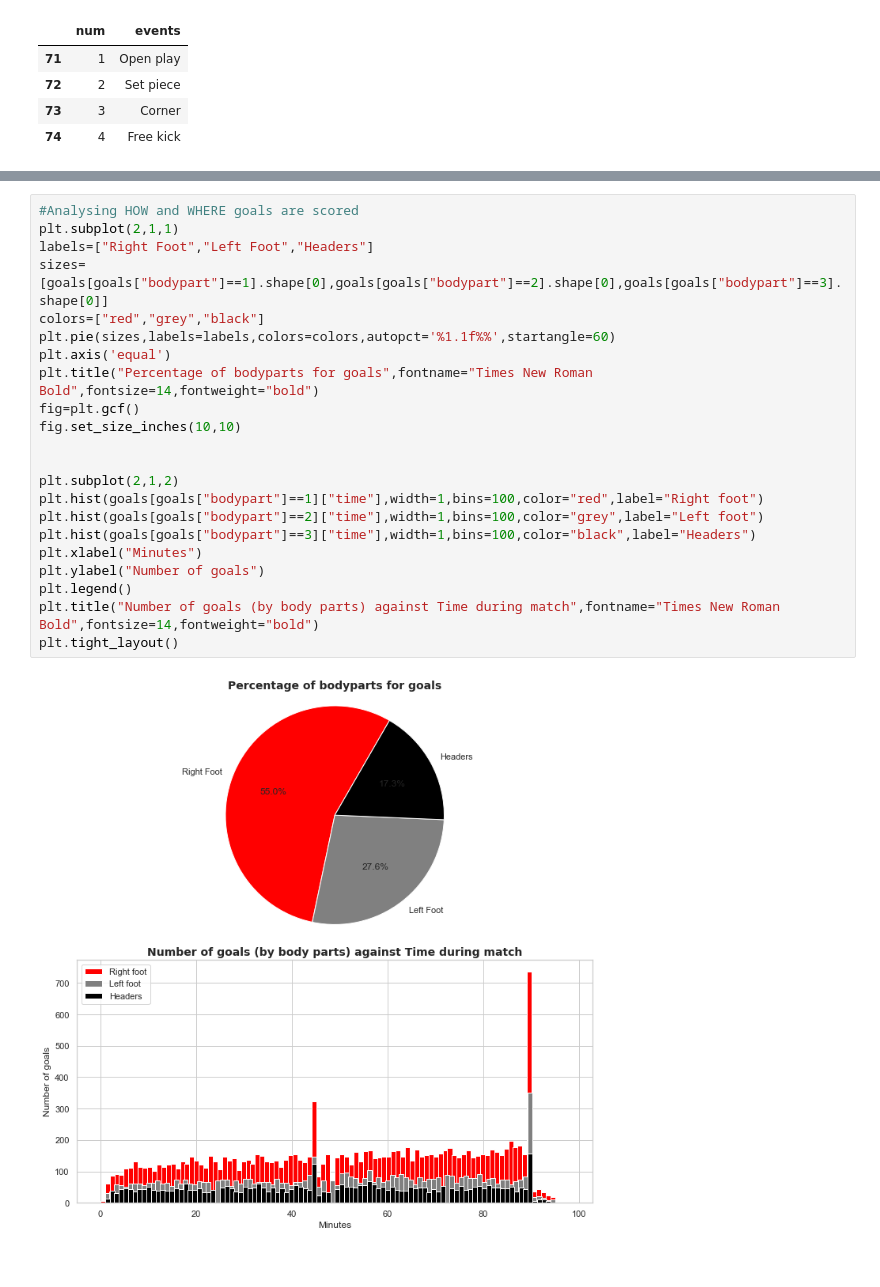
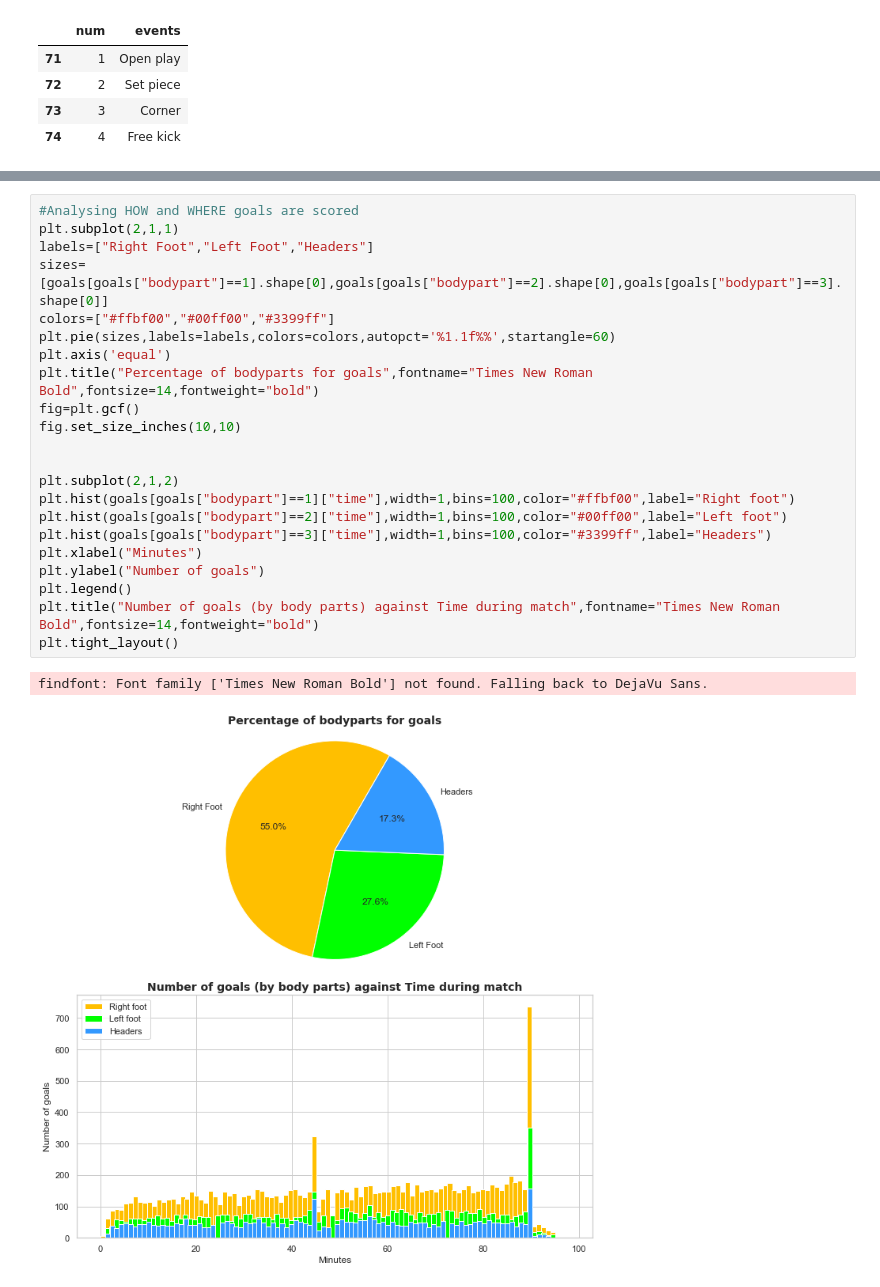
Before and after one commit to Banshikabadkul/greendeck_hackathon, a Jupyter notebook: Untitled.ipynb, the cells around one changed output, grey strips where cells are left out. Cells and saved outputs as stored; diff of their text form.

```diff
--- a/Untitled.ipynb
+++ b/Untitled.ipynb
@@ -223,24 +223,25 @@ Text(0.5, 1.0, 'Number of goals (by home/away side) against Time during match')
 # %%
 #Analysing HOW and WHERE goals are scored
 plt.subplot(2,1,1)
 labels=["Right Foot","Left Foot","Headers"]
 sizes=[goals[goals["bodypart"]==1].shape[0],goals[goals["bodypart"]==2].shape[0],goals[goals["bodypart"]==3].shape[0]]
-colors=["red","grey","black"]
+colors=["#ffbf00","#00ff00","#3399ff"]
 plt.pie(sizes,labels=labels,colors=colors,autopct='%1.1f%%',startangle=60)
 plt.axis('equal')
 plt.title("Percentage of bodyparts for goals",fontname="Times New Roman Bold",fontsize=14,fontweight="bold")
 fig=plt.gcf()
 fig.set_size_inches(10,10)
 
 
 plt.subplot(2,1,2)
-plt.hist(goals[goals["bodypart"]==1]["time"],width=1,bins=100,color="red",label="Right foot")
-plt.hist(goals[goals["bodypart"]==2]["time"],width=1,bins=100,color="grey",label="Left foot")
-plt.hist(goals[goals["bodypart"]==3]["time"],width=1,bins=100,color="black",label="Headers")
+plt.hist(goals[goals["bodypart"]==1]["time"],width=1,bins=100,color="#ffbf00",label="Right foot")
+plt.hist(goals[goals["bodypart"]==2]["time"],width=1,bins=100,color="#00ff00",label="Left foot")
+plt.hist(goals[goals["bodypart"]==3]["time"],width=1,bins=100,color="#3399ff",label="Headers")
 plt.xlabel("Minutes")
 plt.ylabel("Number of goals")
 plt.legend()
 plt.title("Number of goals (by body parts) against Time during match",fontname="Times New Roman Bold",fontsize=14,fontweight="bold")
 plt.tight_layout()
 # %% [output]
+findfont: Font family ['Times New Roman Bold'] not found. Falling back to DejaVu Sans.
-[figure, old version]
+[figure, new version]
```
Also changed, not shown: parts of 36 cells of this notebook, 3 other files.
